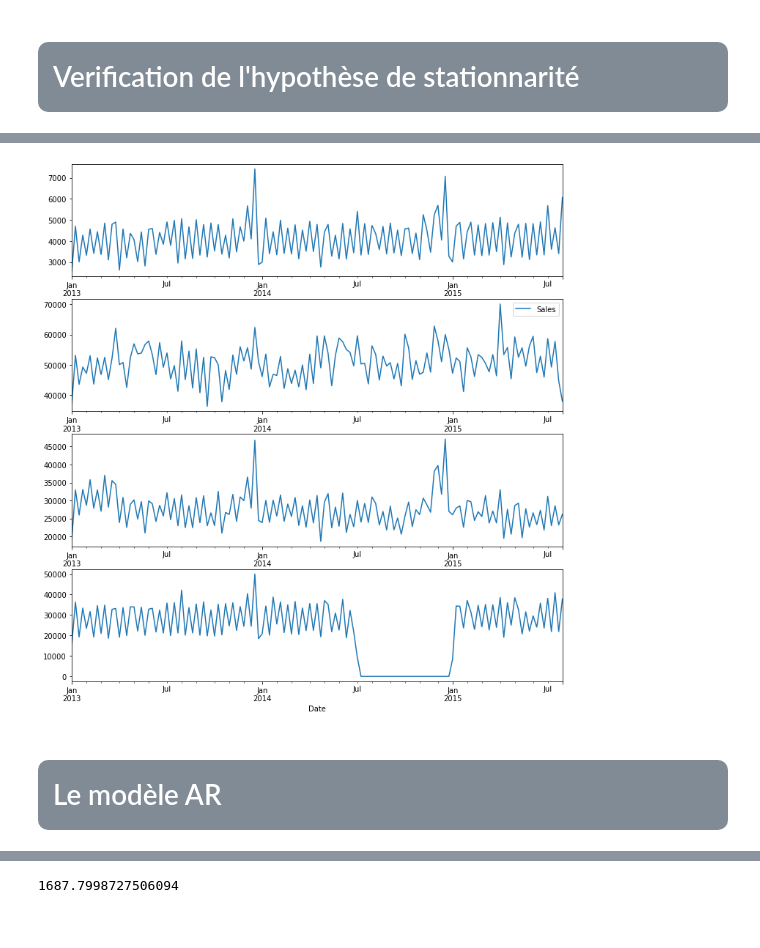
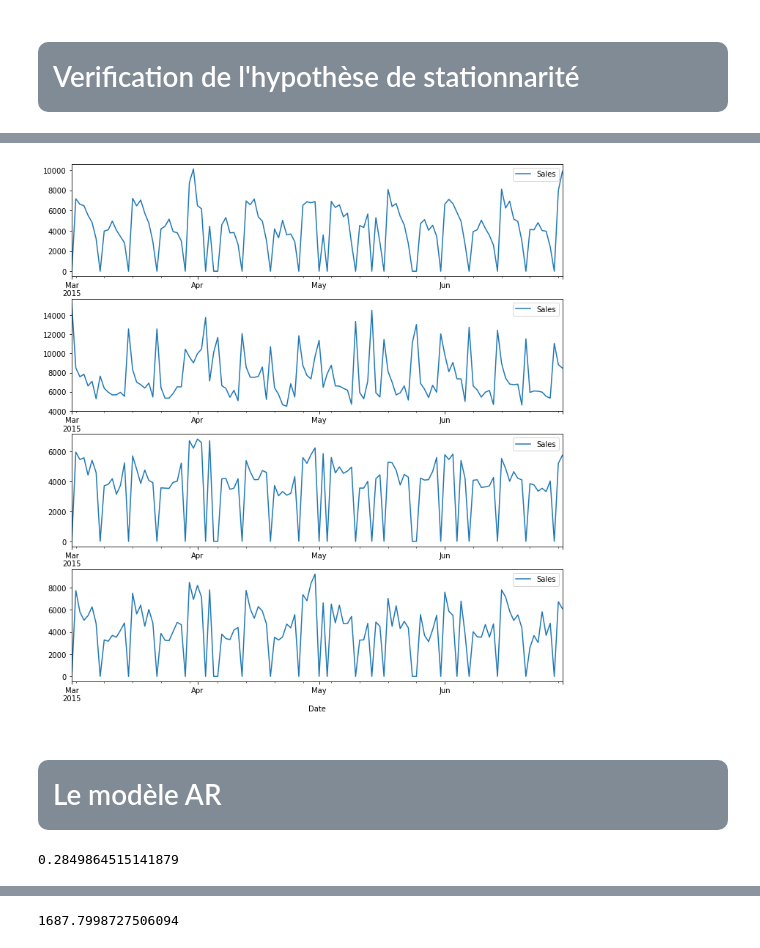
Before and after one commit to AdrienBolling/rossman-store-sales, a Jupyter notebook: Projet_2.ipynb, the cells around one changed output, grey strips where cells are left out. Drawn from its saved outputs; the diff is of its cells as text; code cells hidden in the pictures.

```diff
--- a/Projet_2.ipynb
+++ b/Projet_2.ipynb
@@ -279,5 +279,5 @@ train2.head()
 # %%
 sales_a = train2[train2.Store == 2][['Sales']].sort_index(ascending = True)# store type a
 sales_b = train2[train2.Store == 85][['Sales']].sort_index(ascending = True) # solve the reverse order ###store type b
-sales_c = train2[train2.Store == 1][['Sales']]# store type c
-sales_d = train2[train2.Store == 13][['Sales']]# store type d
+sales_c = train2[train2.Store == 1][['Sales']].sort_index(ascending = True)# store type c
+sales_d = train2[train2.Store == 13][['Sales']].sort_index(ascending = True)# store type d
@@ -317,14 +305,17 @@ plt.show()
 # %%
+
+
+
 f, (ax1, ax2, ax3, ax4) = plt.subplots(4, figsize = (12, 13))
 
 # store types
-sales_a.resample('W').mean().plot(ax = ax1)
-sales_b.resample('W').sum().plot(ax = ax2)
-sales_c.resample('W').sum().plot(ax = ax3)
-sales_d.resample('W').sum().plot(ax = ax4)
+sales_a['2015-03-01':'2015-06-30'].plot(ax = ax1)
+sales_b['2015-03-01':'2015-06-30'].plot(ax = ax2)
+sales_c['2015-03-01':'2015-06-30'].plot(ax = ax3)
+sales_d['2015-03-01':'2015-06-30'].plot(ax = ax4)
 plt.show()
 # %% [output]
-[figure, old version]
+[figure, new version]
 # %% [markdown]
 <h1  style="color:white; background-color:#808b96; border-radius: 10px; padding:15px;"> Le modèle AR </h1>
 # %%
@@ -343,3 +334,7 @@ model_fit = model.fit()#.fit(disp=0) pour cacher (ou -1)
 # make predictions
 X_pred = model_fit.predict(start=pd.to_datetime('2015-07-01'), end=pd.to_datetime('2015-07-31'), dynamic=False)
 X_test = sales_a['2015-07-01':'2015-07-31']
+from sklearn.metrics import r2_score
+r2_score(X_test, X_pred)
+# %% [output]
+0.2849864515141879
```
Also changed, not shown: parts of 16 cells of this notebook.
